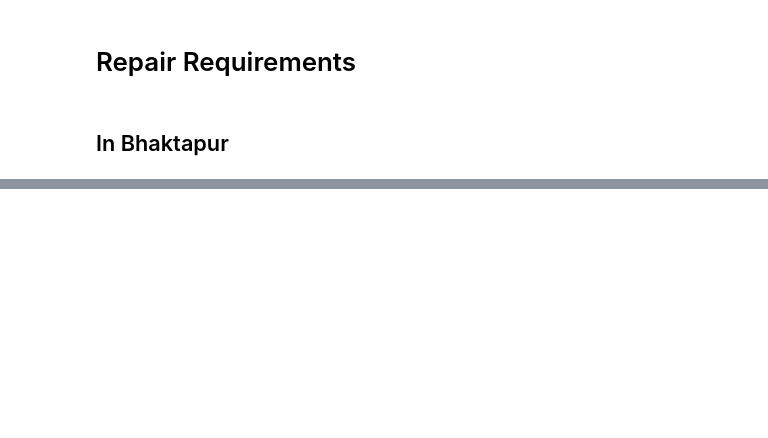
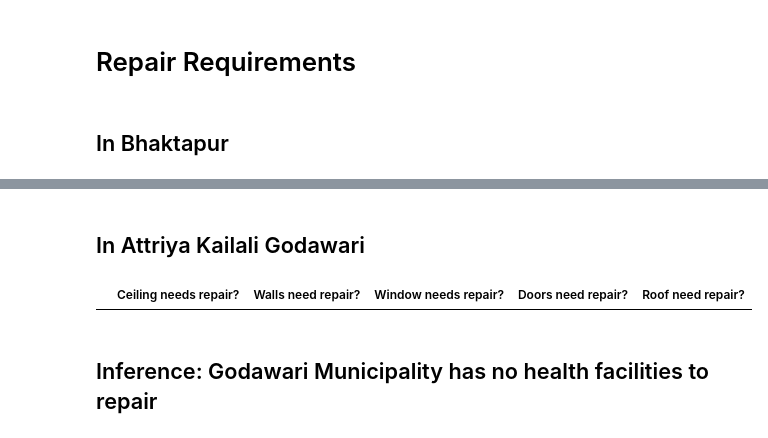
Before and after one commit to kaushu42/everest-hack-the-end, a Jupyter notebook: notebooks/Survey Visualization.ipynb, the cells around one changed output, grey strips where cells are left out. Cells and saved outputs as stored; diff of their text form; code cells hidden in the pictures; blank space fills up the shorter version.

```diff
--- a/notebooks/Survey Visualization.ipynb
+++ b/notebooks/Survey Visualization.ipynb
@@ -209,0 +221,17 @@ for col in df.columns:
+# %% [markdown]
+## In Attriya Kailali Godawari
+# %%
+df = pd.read_csv("kaushal.csv")
+df = df[df["Name of Municipalities?"]=="Attriya (Kailali)"]
+df = df[["Ceiling needs repair?","Walls need repair?","Window needs repair?","Doors need repair?","Roof need repair?"]]
+df = df.dropna(axis=0)
+d = pd.DataFrame()
+for col in df.columns:
+    d[col] = df[col].value_counts()
+d = d.fillna(0)
+d = d[d.index=='Yes']
+d
+# %% [output]
+|  | Ceiling needs repair? | Walls need repair? | Window needs repair? | Doors need repair? | Roof need repair? |
+# %% [markdown]
+## Inference: Godawari Municipality has no health facilities to repair
```
Also changed, not shown: parts of 8 cells of this notebook.
